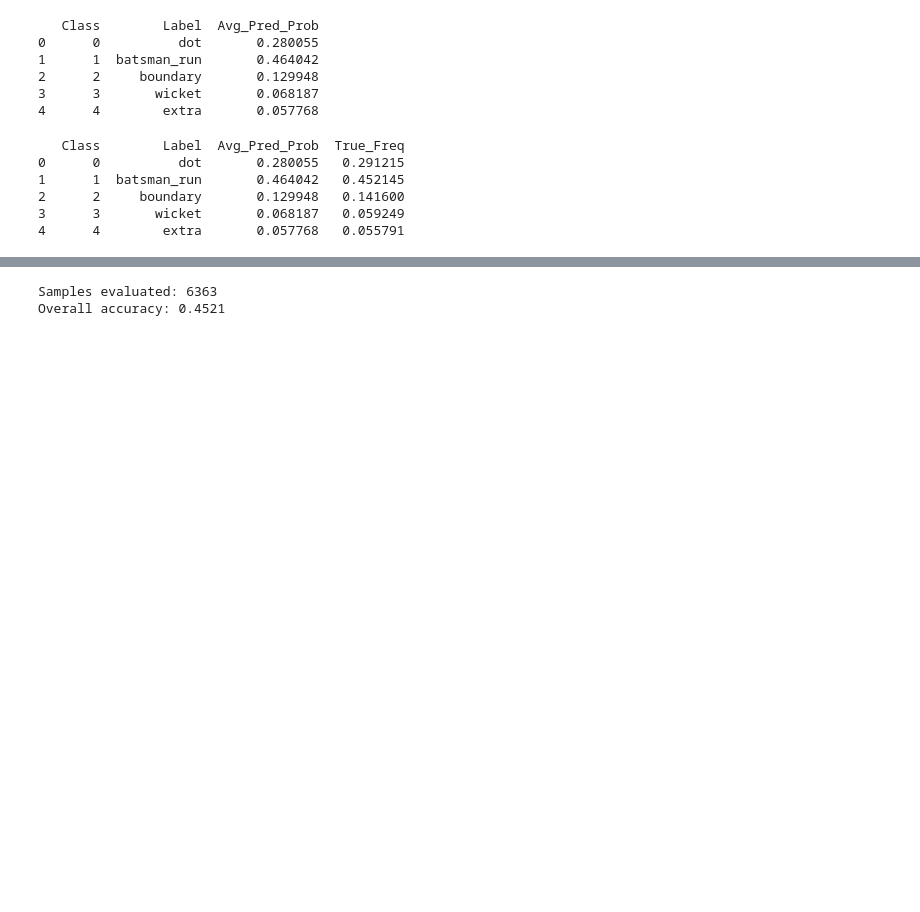
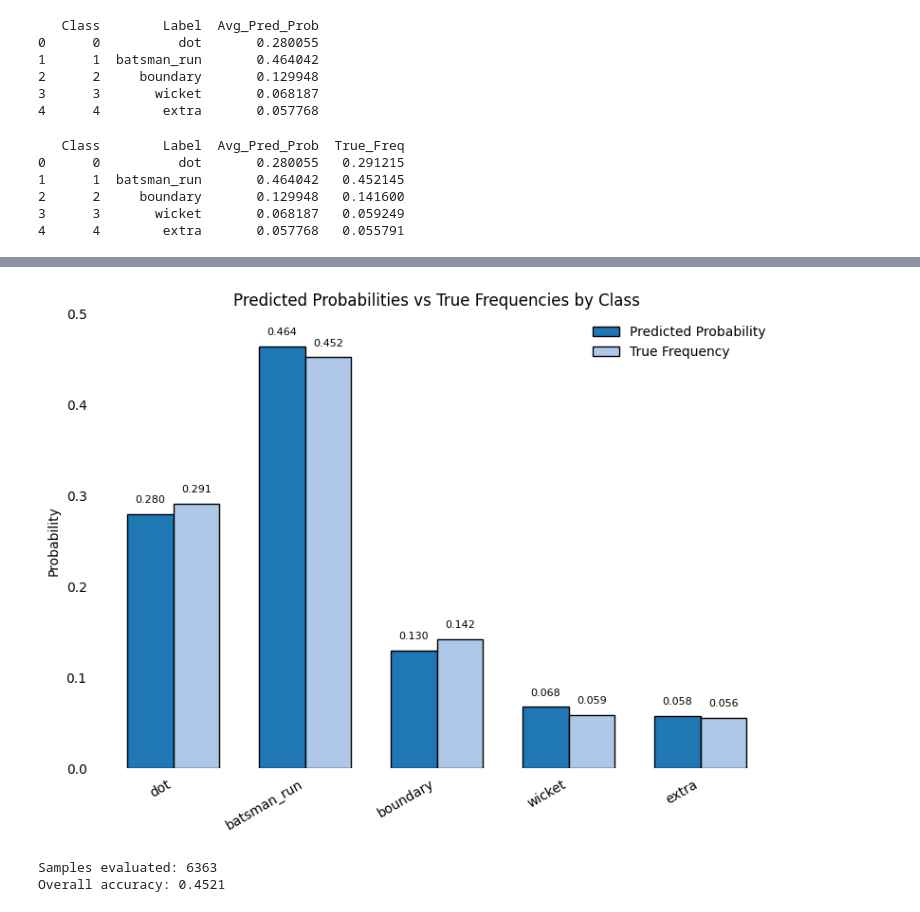
Before and after one commit to GBaugniet/cricketmodel, a Jupyter notebook: Cricket_Prediction_Model (4).ipynb, the cells around one changed output, grey strips where cells are left out. Cells and saved outputs as stored; diff of their text form; code cells hidden in the pictures; blank space fills up the shorter version.

```diff
--- a/Cricket_Prediction_Model (4).ipynb
+++ b/Cricket_Prediction_Model (4).ipynb
@@ -10808,3 +10857,47 @@ print(df_avg)
+# %%
+import matplotlib.pyplot as plt
+import numpy as np
+
+# Data
+classes = ["dot", "batsman_run", "boundary", "wicket", "extra"]
+pred_probs = [0.280, 0.464, 0.130, 0.068, 0.058]
+true_freqs = [0.291, 0.452, 0.142, 0.059, 0.056]
+
+x = np.arange(len(classes))
+width = 0.35  # width of each bar
+
+plt.figure(figsize=(8,6))
+bars1 = plt.bar(x - width/2, pred_probs, width, label="Predicted Probability", color="#1f77b4", edgecolor="black")
+bars2 = plt.bar(x + width/2, true_freqs, width, label="True Frequency", color="#aec7e8", edgecolor="black")
+
+# Formatting
+plt.xticks(x, classes, rotation=30, ha="right")
+plt.ylabel("Probability")
+plt.title("Predicted Probabilities vs True Frequencies by Class")
+plt.ylim(0, 0.5)
+plt.legend(frameon=False)
+
+# Remove background lines and spines
+ax = plt.gca()
+ax.grid(False)
+ax.tick_params(left=False, bottom=False)
+for spine in ["top", "right", "left", "bottom"]:
+    ax.spines[spine].set_visible(False)
+
+# Add values on top of bars
+for bars in [bars1, bars2]:
+    for bar in bars:
+        height = bar.get_height()
+        plt.text(bar.get_x() + bar.get_width()/2, height + 0.01,
+                 f"{height:.3f}", ha="center", va="bottom", fontsize=8)
+
+plt.tight_layout()
+plt.savefig("class_probabilities_vs_freq.png", dpi=300, bbox_inches="tight")
+plt.show()
+
+# Figure 6
+# %% [output]
+[figure, added]
 # %%
 # Overall accuracy
 # compare true vs predicted labels
```
Also changed, not shown: parts of 9 cells of this notebook.
